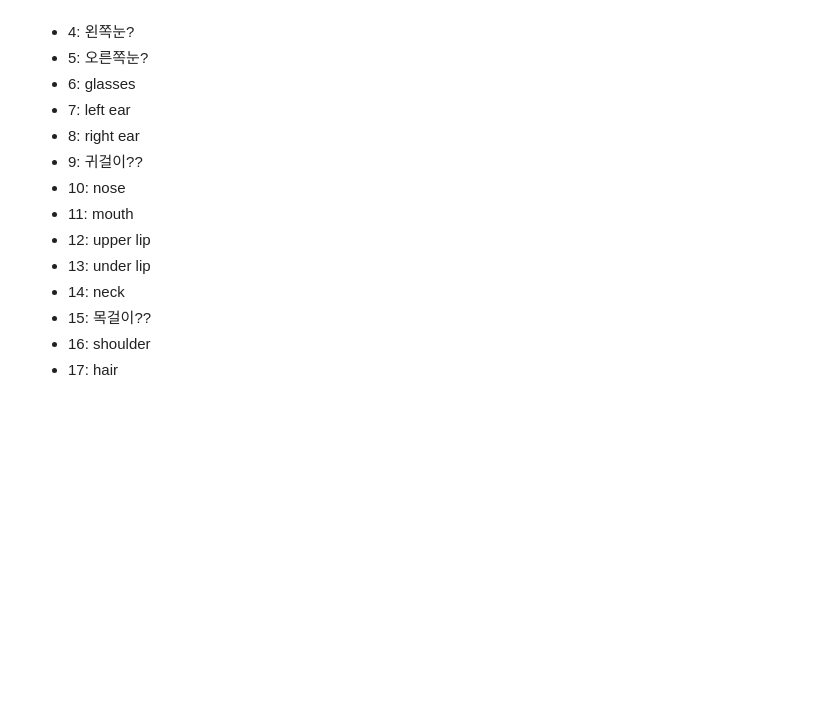
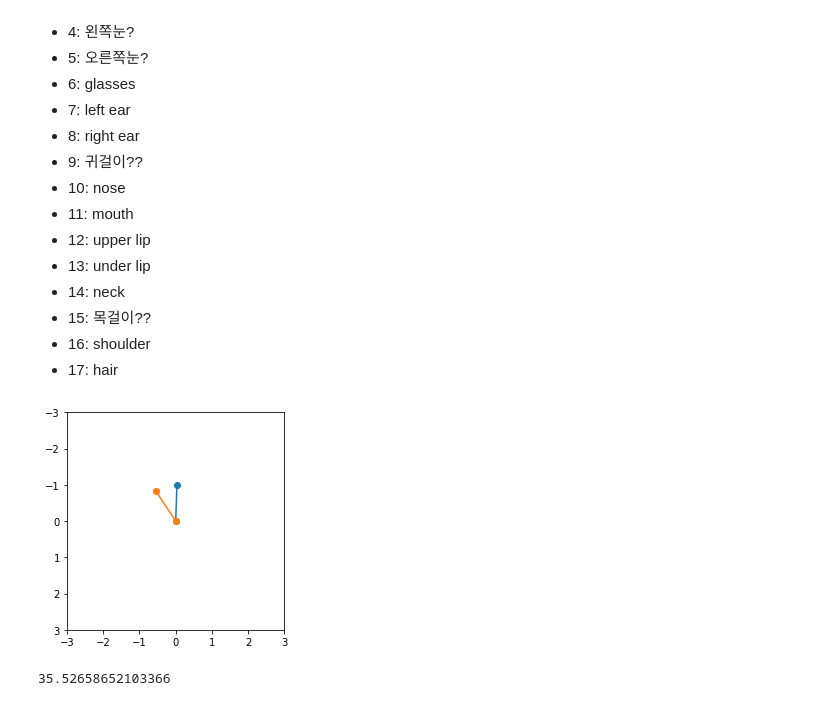
Before and after one commit to dajinstory/madcamp_2021w, a Jupyter notebook: proj3/vision/demo_replace_seg.ipynb, the cells around one changed output. Drawn from its saved outputs; the diff is of its cells as text; code cells hidden in the pictures; blank space fills up the shorter version.

```diff
--- a/proj3/vision/demo_replace_seg.ipynb
+++ b/proj3/vision/demo_replace_seg.ipynb
@@ -92 +92,8 @@ def getFaceDir(landmark):
+# %%
+def checkHeadDir(mask, landmark):
+    xc, yc = getCenter(np.asarray(mask))
+    if xc < landmark["nose"][0]:
+        return "Left"
+    else:
+        return "Right"
 # %%
@@ -250,3 +280,25 @@ Image.fromarray(result_img).save("results/result_replace_seg.jpg")
 - 15: 목걸이??
 - 16: shoulder
 - 17: hair
+# %%
+import matplotlib.pyplot as plt
+s = sourceVector#[-0.34157481, -0.93985459]
+t = targetVector#[-0.42575625, -0.9048379 ]
+x0, y0 = [0,s[0]], [0,s[1]]
+x1, y1 = [0,t[0]], [0,t[1]]
+
+fig = plt.figure()
+ax = fig.add_subplot(111)
+ax.set_aspect('equal', adjustable='box')
+
+plt.plot(x0,y0,x1,y1, marker = 'o')
+plt.xlim(-3,3)
+plt.ylim(3,-3)
+
+plt.show()
+# %% [output]
+[figure, added]
+# %%
+theta(s,t) * 180 / np.pi
+# %% [output]
+35.52658652103366
```
Also changed, not shown: parts of 11 cells of this notebook, 43 other files.
